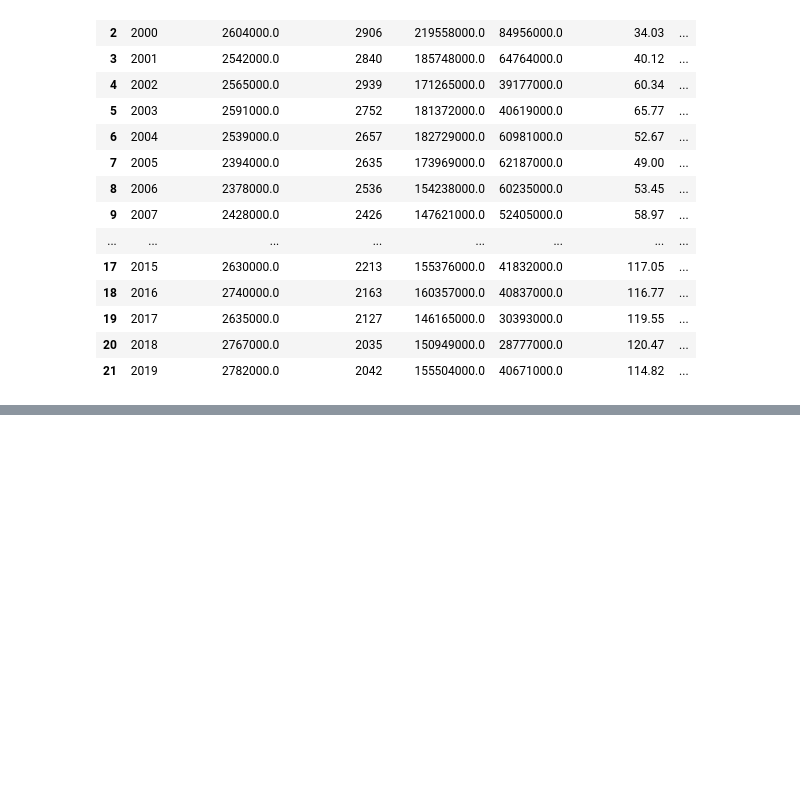
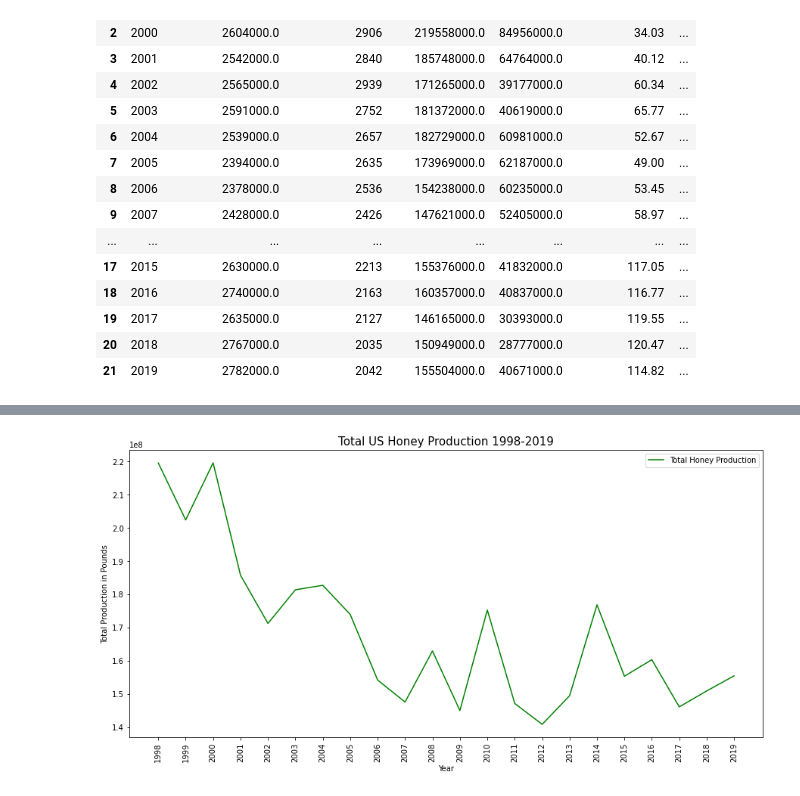
Before and after one commit to nataliaxmoreno/project-1-Group3, a Jupyter notebook: data sets/honey-graphs.ipynb, the cells around one changed output, grey strips where cells are left out. Cells and saved outputs as stored; diff of their text form; code cells hidden in the pictures; blank space fills up the shorter version.

```diff
--- a/data sets/honey-graphs.ipynb
+++ b/data sets/honey-graphs.ipynb
@@ -66,0 +35,3 @@ plt.show()
+# %%
+#Set index to year
+honey_bee_data_df.set_index('year', inplace=True)
@@ -67 +58,17 @@ plt.show()
+# %%
+#Graph total honey production
+
+plt.figure(figsize=(15,7))
+plt.plot(honey_bee_data_df['Total Production'], color = 'g',label = "Total Honey Production")
+
+plt.xticks(honey_bee_data_df.index, rotation='vertical')
+
+plt.xlabel('Year')
+plt.ylabel('Total Production in Pounds')
+plt.title('Total US Honey Production 1998-2019', fontsize = 15)
+plt.legend()
+plt.savefig("totalhoneyproduction.png", bbox_inches = "tight", transparent=True)
+plt.show()
+# %% [output]
+[figure, added]
 # %%
```
Also changed, not shown: parts of 6 cells of this notebook, 2 other files.
